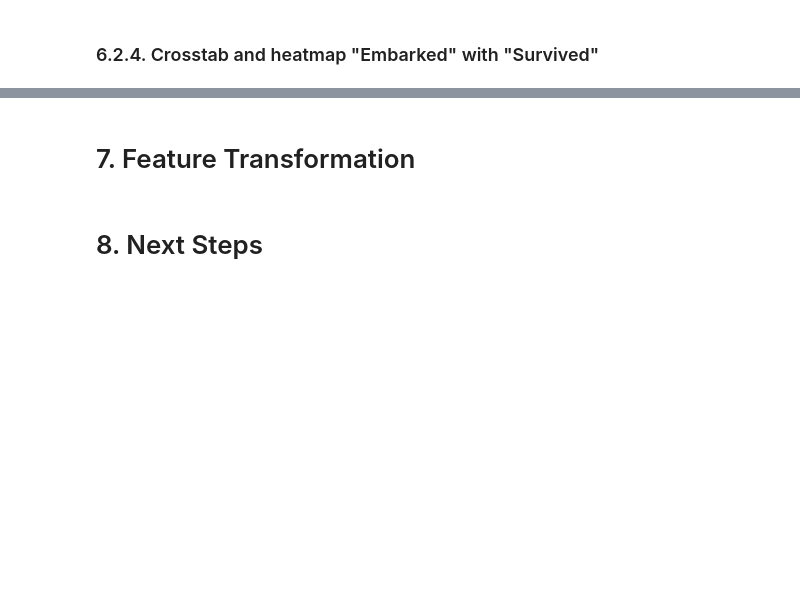
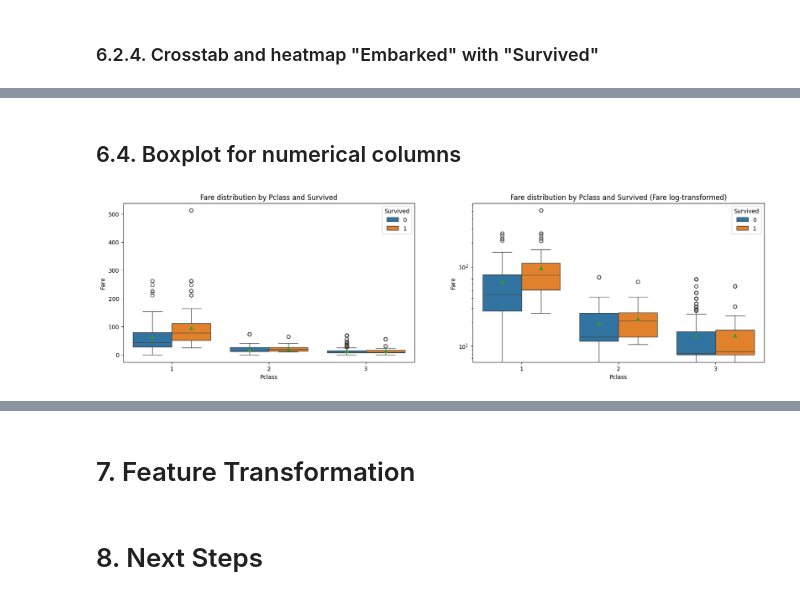
Before and after one commit to catalinm955/Titanic-ML, a Jupyter notebook: notebooks/01_EDA.ipynb, the cells around one changed output, grey strips where cells are left out. Cells and saved outputs as stored; diff of their text form; code cells hidden in the pictures; blank space fills up the shorter version.

```diff
--- a/notebooks/01_EDA.ipynb
+++ b/notebooks/01_EDA.ipynb
@@ -596,0 +618,11 @@ Based on the above analyses, we conclude to keep only the "Sex" and "Embarked" c
+# %% [markdown]
+## 6.4. Boxplot for numerical columns
+# %%
+fig, axes = plt.subplots(1, 2, figsize = (20, 5))
+sns.boxplot(train_dataset_processed, x = 'Pclass', y = 'Fare', hue = 'Survived', ax = axes[0], showmeans = True)
+sns.boxplot(train_dataset_processed, x = 'Pclass', y = 'Fare', hue = 'Survived', ax = axes[1], showmeans = True)
+axes[0].set_title("Fare distribution by Pclass and Survived")
+axes[1].set_title("Fare distribution by Pclass and Survived (Fare log-transformed)")
+axes[1].set_yscale('log') # Reduces the outliers impact
+# %% [output]
+[figure, added]
```
Also changed, not shown: parts of 15 cells of this notebook.
